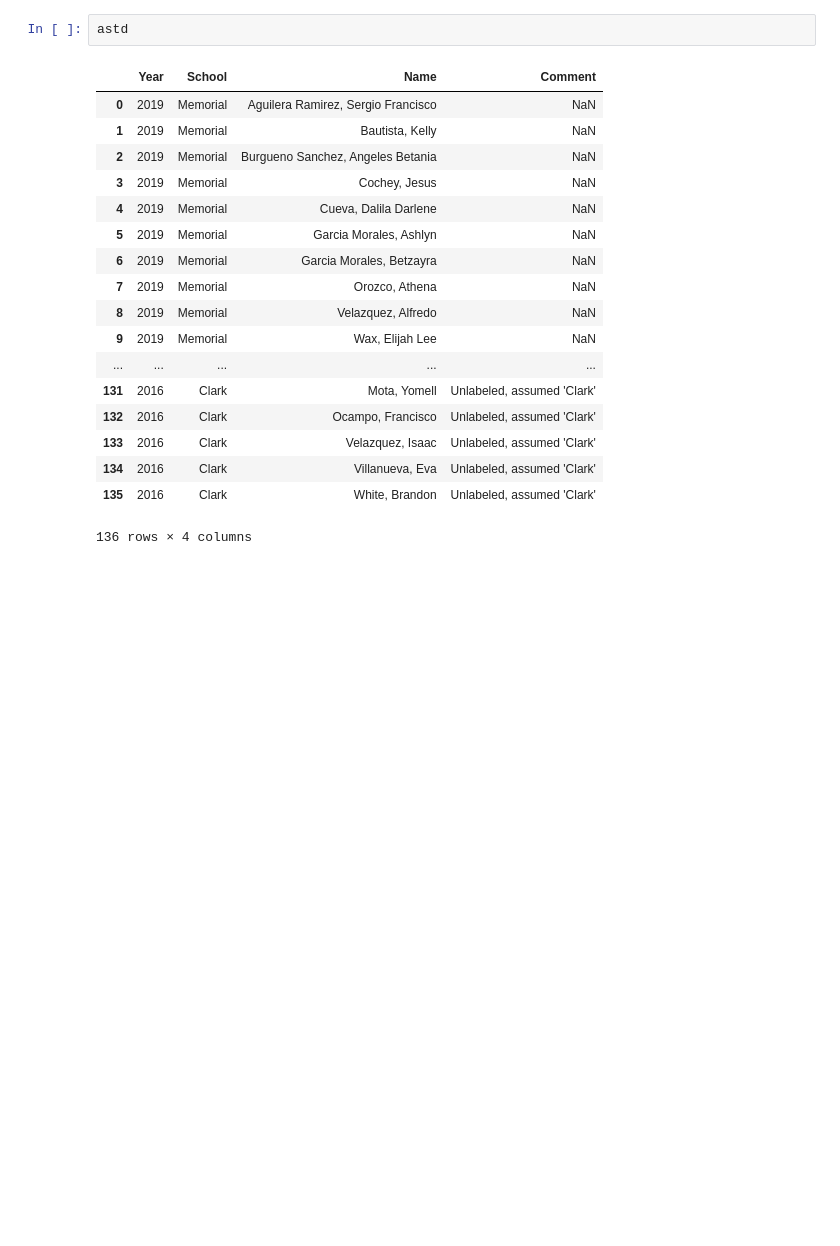
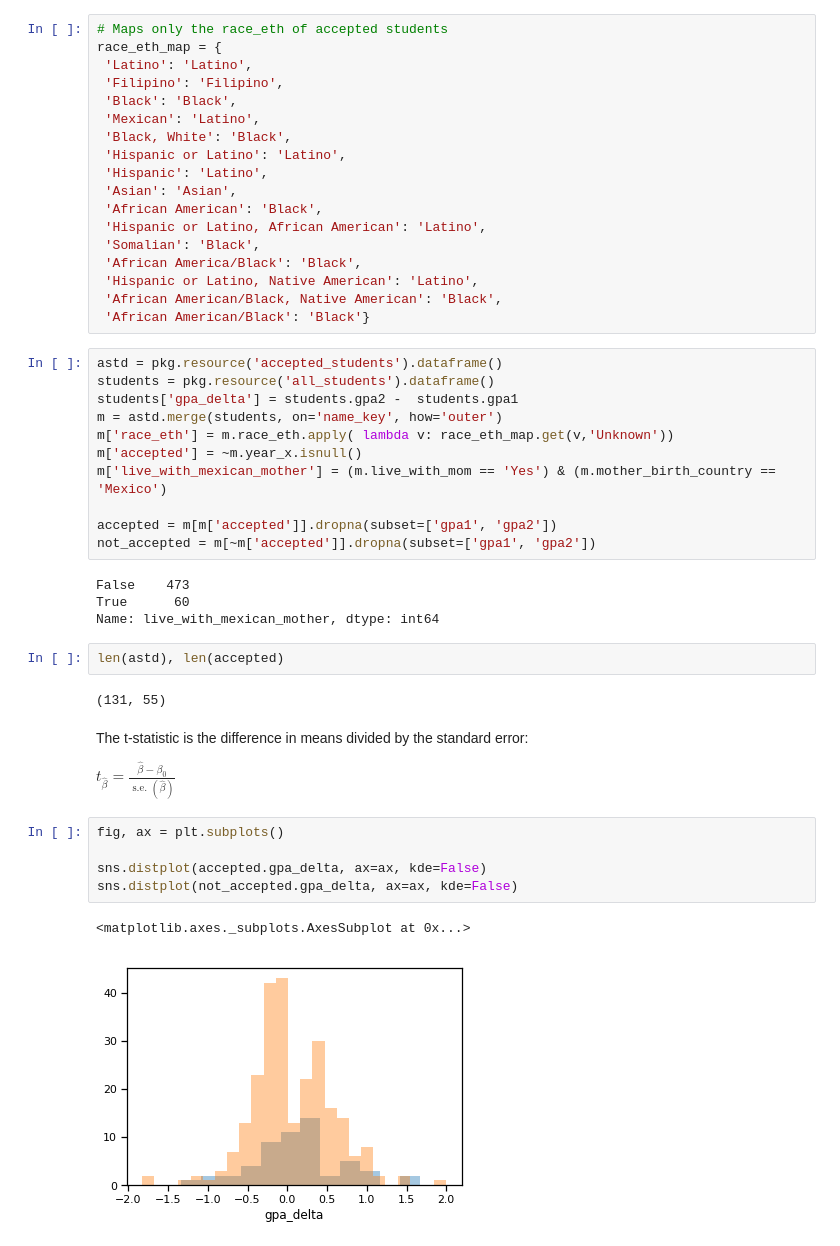
Before and after one commit to sandiegodata-projects/realitychangers.org, a Jupyter notebook: realitychangers.org-challenge_assembly/notebooks/Explore.ipynb, the cells around one changed output. Drawn from its saved outputs; the diff is of its cells as text; blank space fills up the shorter version.

```diff
--- a/realitychangers.org-challenge_assembly/notebooks/Explore.ipynb
+++ b/realitychangers.org-challenge_assembly/notebooks/Explore.ipynb
@@ -39,21 +40,49 @@ astd[astd.Name.str.contains('Kelly')]
-# %%
-astd
-# %% [output]
-|  | Year | School | Name | Comment |
-| 0 | 2019 | Memorial | Aguilera Ramirez, Sergio Francisco | NaN |
-| 1 | 2019 | Memorial | Bautista, Kelly | NaN |
-| 2 | 2019 | Memorial | Burgueno Sanchez, Angeles Betania | NaN |
-| 3 | 2019 | Memorial | Cochey, Jesus | NaN |
-| 4 | 2019 | Memorial | Cueva, Dalila Darlene | NaN |
-| 5 | 2019 | Memorial | Garcia Morales, Ashlyn | NaN |
-| 6 | 2019 | Memorial | Garcia Morales, Betzayra | NaN |
-| 7 | 2019 | Memorial | Orozco, Athena | NaN |
-| 8 | 2019 | Memorial | Velazquez, Alfredo | NaN |
-| 9 | 2019 | Memorial | Wax, Elijah Lee | NaN |
-| ... | ... | ... | ... | ... |
-| 131 | 2016 | Clark | Mota, Yomell | Unlabeled, assumed 'Clark' |
-| 132 | 2016 | Clark | Ocampo, Francisco | Unlabeled, assumed 'Clark' |
-| 133 | 2016 | Clark | Velazquez, Isaac | Unlabeled, assumed 'Clark' |
-| 134 | 2016 | Clark | Villanueva, Eva | Unlabeled, assumed 'Clark' |
-| 135 | 2016 | Clark | White, Brandon | Unlabeled, assumed 'Clark' |
-136 rows × 4 columns
+# %%
+# Maps only the race_eth of accepted students
+race_eth_map = {
+ 'Latino': 'Latino',
+ 'Filipino': 'Filipino',
+ 'Black': 'Black',
+ 'Mexican': 'Latino',
+ 'Black, White': 'Black',
+ 'Hispanic or Latino': 'Latino',
+ 'Hispanic': 'Latino',
+ 'Asian': 'Asian',
+ 'African American': 'Black',
+ 'Hispanic or Latino, African American': 'Latino',
+ 'Somalian': 'Black',
+ 'African America/Black': 'Black',
+ 'Hispanic or Latino, Native American': 'Latino',
+ 'African American/Black, Native American': 'Black',
+ 'African American/Black': 'Black'}
+# %%
+astd = pkg.resource('accepted_students').dataframe()
+students = pkg.resource('all_students').dataframe()
+students['gpa_delta'] = students.gpa2 -  students.gpa1
+m = astd.merge(students, on='name_key', how='outer')
+m['race_eth'] = m.race_eth.apply( lambda v: race_eth_map.get(v,'Unknown'))
+m['accepted'] = ~m.year_x.isnull()
+m['live_with_mexican_mother'] = (m.live_with_mom == 'Yes') & (m.mother_birth_country == 'Mexico')
+
+accepted = m[m['accepted']].dropna(subset=['gpa1', 'gpa2'])
+not_accepted = m[~m['accepted']].dropna(subset=['gpa1', 'gpa2'])
+# %% [output]
+False    473
+True      60
+Name: live_with_mexican_mother, dtype: int64
+# %%
+len(astd), len(accepted)
+# %% [output]
+(131, 55)
+# %% [markdown]
+The t-statistic is the difference in means divided by the standard error:
+
+$t_{\widehat{\beta}} = \frac{\widehat\beta - \beta_0}{\operatorname{s.e.}(\widehat\beta)}$
+# %%
+fig, ax = plt.subplots()
+
+sns.distplot(accepted.gpa_delta, ax=ax, kde=False)
+sns.distplot(not_accepted.gpa_delta, ax=ax, kde=False)
+# %% [output]
+<matplotlib.axes._subplots.AxesSubplot at 0x...>
+[figure, added]
```
Also changed, not shown: parts of 14 cells of this notebook, 4 other files.
